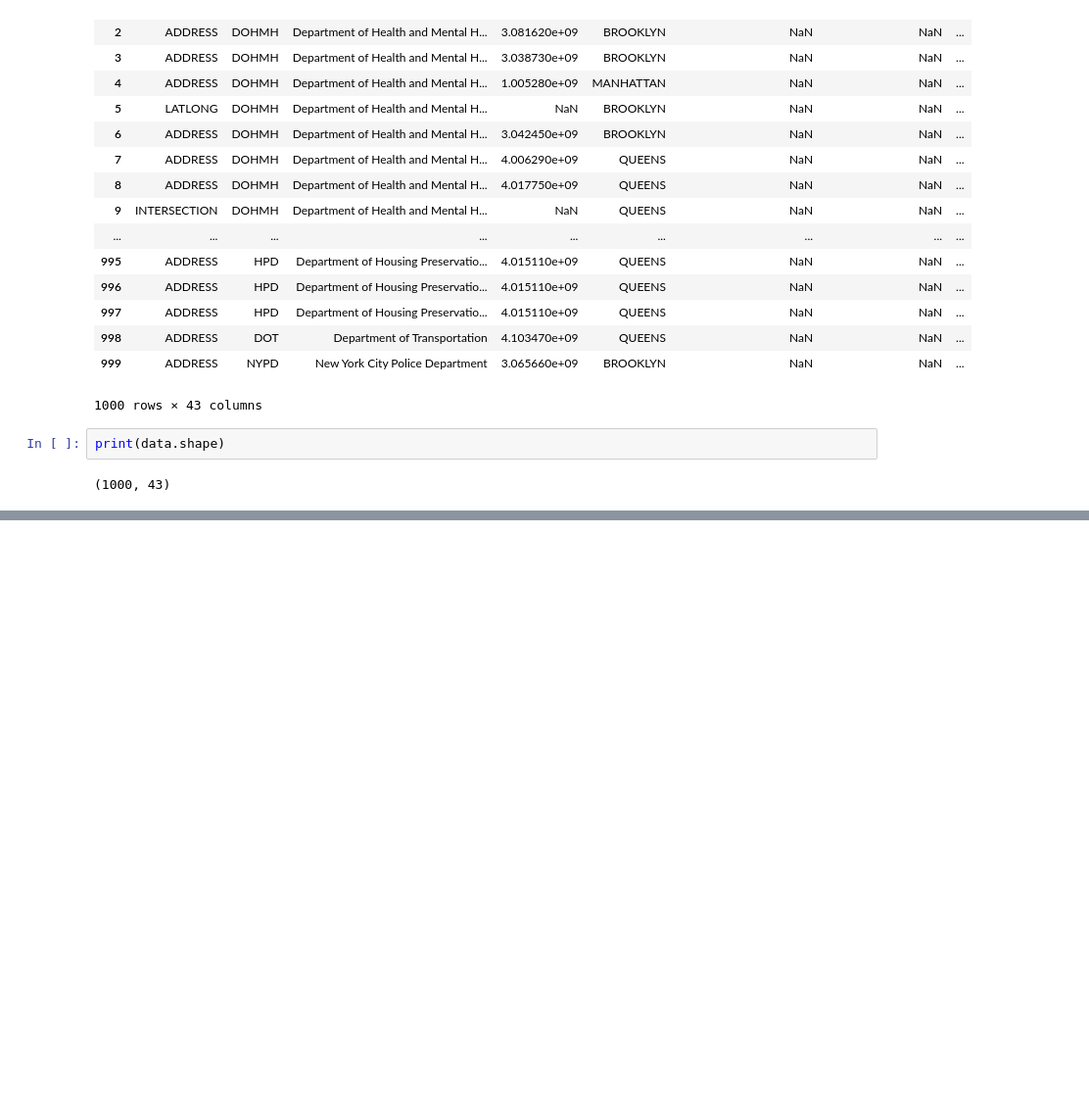
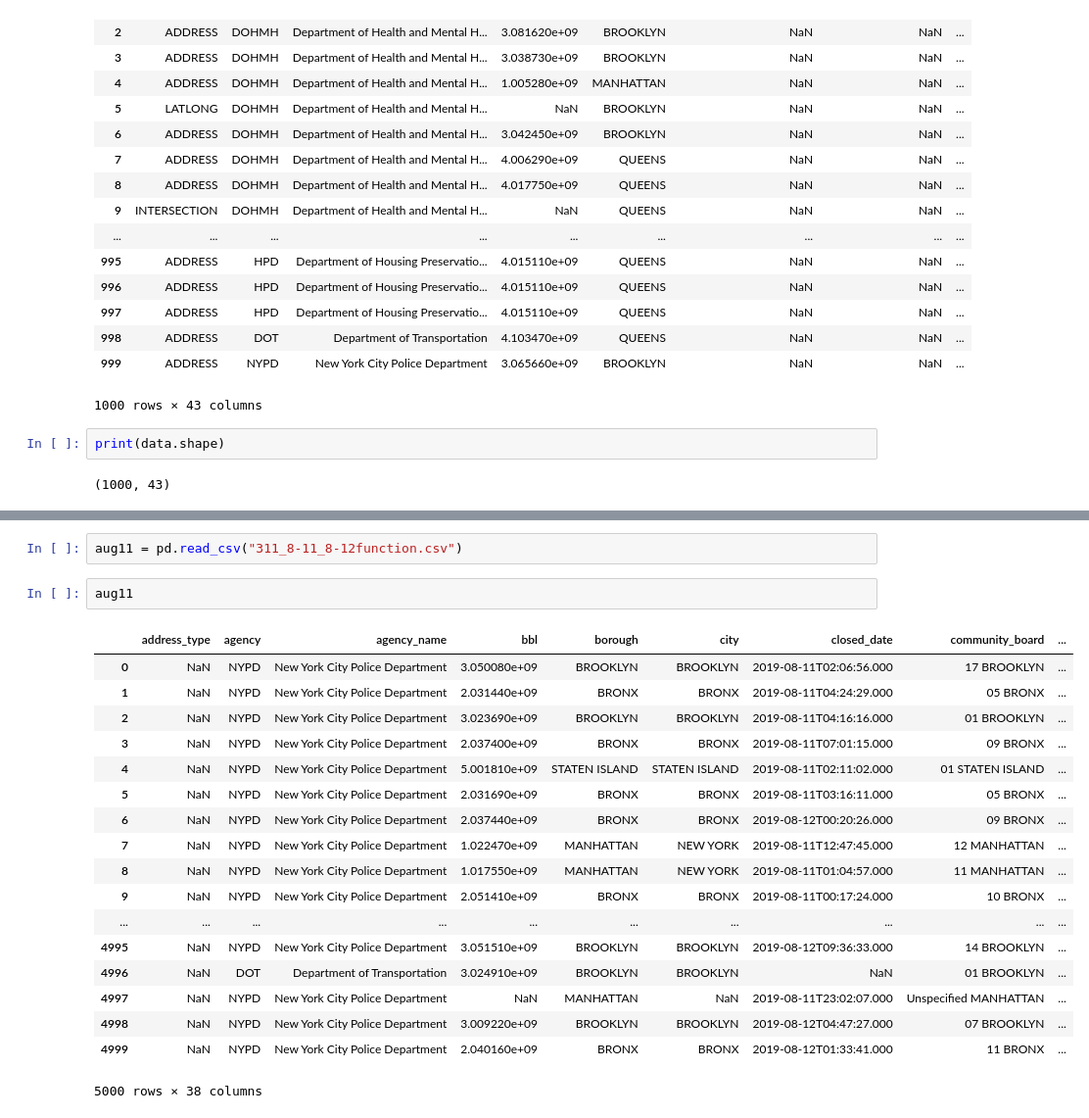
Before and after one commit to whohuhwhat/311_pt4, a Jupyter notebook: Function.ipynb, the cells around one changed output, grey strips where cells are left out. Shown at 98% size. Cells and saved outputs as stored; diff of their text form; blank space fills up the shorter version.

```diff
--- a/Function.ipynb
+++ b/Function.ipynb
@@ -157,0 +179,23 @@ print(data.shape)
+# %%
+aug11 = pd.read_csv("311_8-11_8-12function.csv")
+# %%
+aug11
+# %% [output]
+|  | address_type | agency | agency_name | bbl | borough | city | closed_date | community_board | ... |
+| 0 | NaN | NYPD | New York City Police Department | 3.050080e+09 | BROOKLYN | BROOKLYN | 2019-08-11T02:06:56.000 | 17 BROOKLYN | ... |
+| 1 | NaN | NYPD | New York City Police Department | 2.031440e+09 | BRONX | BRONX | 2019-08-11T04:24:29.000 | 05 BRONX | ... |
+| 2 | NaN | NYPD | New York City Police Department | 3.023690e+09 | BROOKLYN | BROOKLYN | 2019-08-11T04:16:16.000 | 01 BROOKLYN | ... |
+| 3 | NaN | NYPD | New York City Police Department | 2.037400e+09 | BRONX | BRONX | 2019-08-11T07:01:15.000 | 09 BRONX | ... |
+| 4 | NaN | NYPD | New York City Police Department | 5.001810e+09 | STATEN ISLAND | STATEN ISLAND | 2019-08-11T02:11:02.000 | 01 STATEN ISLAND | ... |
+| 5 | NaN | NYPD | New York City Police Department | 2.031690e+09 | BRONX | BRONX | 2019-08-11T03:16:11.000 | 05 BRONX | ... |
+| 6 | NaN | NYPD | New York City Police Department | 2.037440e+09 | BRONX | BRONX | 2019-08-12T00:20:26.000 | 09 BRONX | ... |
+| 7 | NaN | NYPD | New York City Police Department | 1.022470e+09 | MANHATTAN | NEW YORK | 2019-08-11T12:47:45.000 | 12 MANHATTAN | ... |
+| 8 | NaN | NYPD | New York City Police Department | 1.017550e+09 | MANHATTAN | NEW YORK | 2019-08-11T01:04:57.000 | 11 MANHATTAN | ... |
+| 9 | NaN | NYPD | New York City Police Department | 2.051410e+09 | BRONX | BRONX | 2019-08-11T00:17:24.000 | 10 BRONX | ... |
+| ... | ... | ... | ... | ... | ... | ... | ... | ... | ... |
+| 4995 | NaN | NYPD | New York City Police Department | 3.051510e+09 | BROOKLYN | BROOKLYN | 2019-08-12T09:36:33.000 | 14 BROOKLYN | ... |
+| 4996 | NaN | DOT | Department of Transportation | 3.024910e+09 | BROOKLYN | BROOKLYN | NaN | 01 BROOKLYN | ... |
+| 4997 | NaN | NYPD | New York City Police Department | NaN | MANHATTAN | NaN | 2019-08-11T23:02:07.000 | Unspecified MANHATTAN | ... |
+| 4998 | NaN | NYPD | New York City Police Department | 3.009220e+09 | BROOKLYN | BROOKLYN | 2019-08-12T04:47:27.000 | 07 BROOKLYN | ... |
+| 4999 | NaN | NYPD | New York City Police Department | 2.040160e+09 | BRONX | BRONX | 2019-08-12T01:33:41.000 | 11 BRONX | ... |
+5000 rows × 38 columns
```
Also changed, not shown: parts of 2 cells of this notebook, 1 other file.
